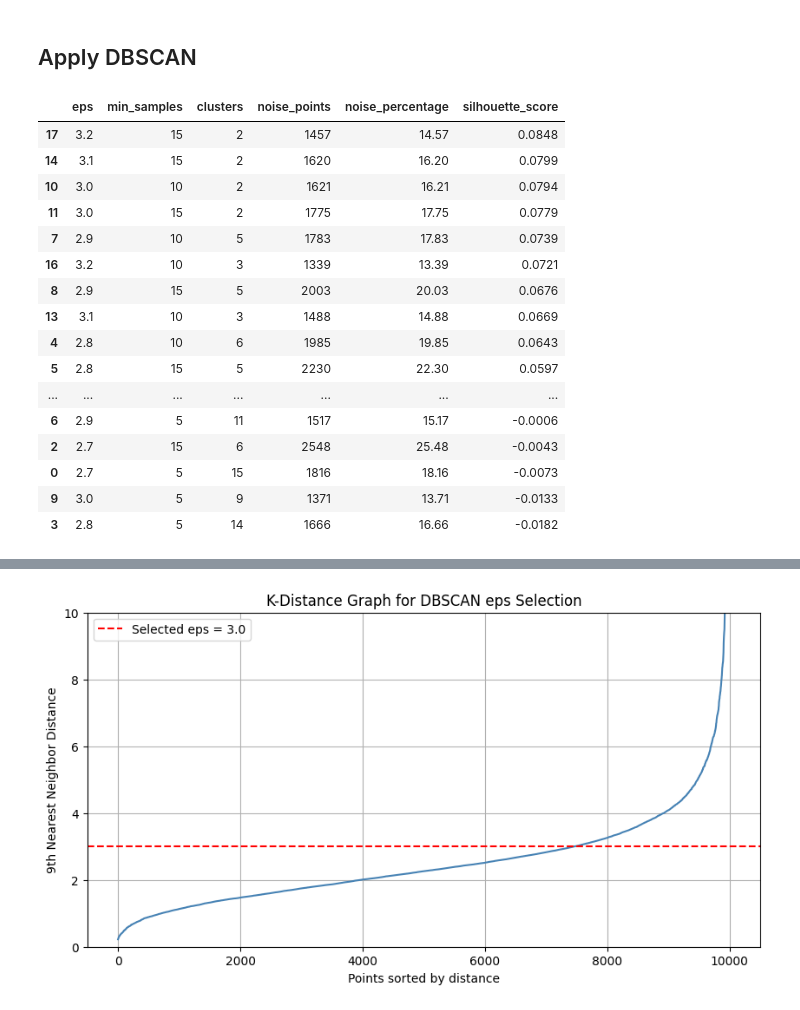
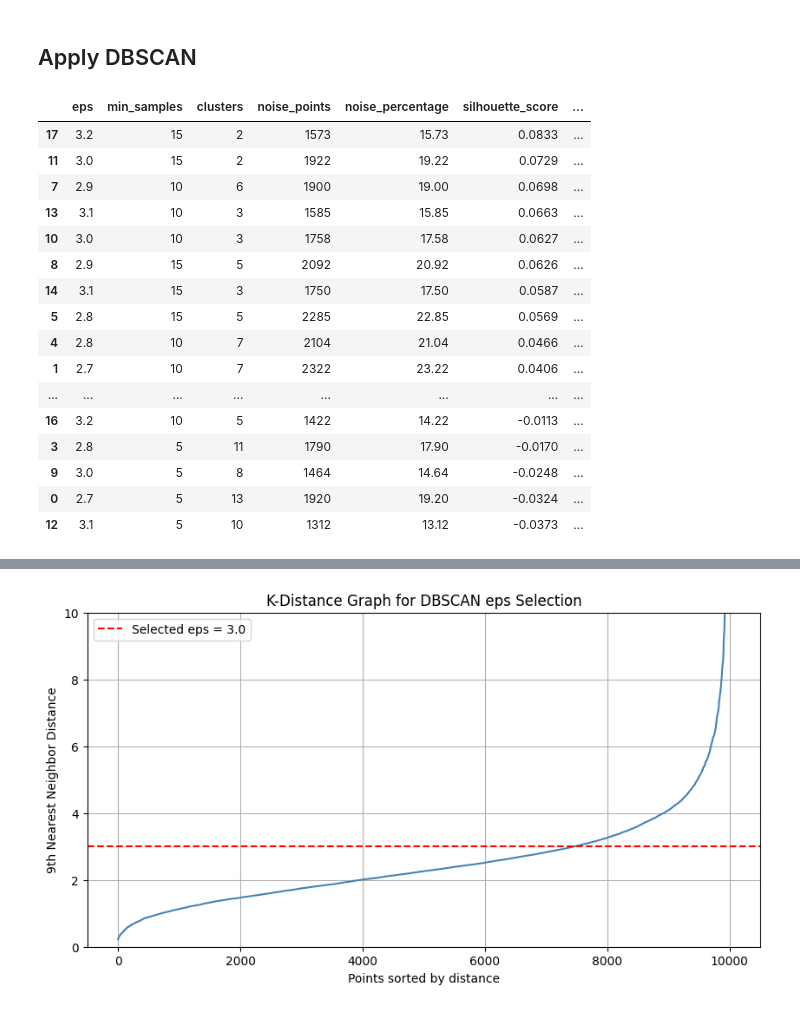
Before and after one commit to DOHA-BASEM3/FINAL-PROJECT, a Jupyter notebook: Ghena_Preprocessing_PCA_tSNE.ipynb, the cells around one changed output, grey strips where cells are left out. Saved outputs shown, nothing was run; the diff lists cells and outputs as text; code cells hidden in the pictures.

```diff
--- a/Ghena_Preprocessing_PCA_tSNE.ipynb
+++ b/Ghena_Preprocessing_PCA_tSNE.ipynb
@@ -113,18 +251,22 @@ y = df['Class']
 # %% [markdown]
 # Feature Scaling
 # %%
-# Scaling features before PCA and anomaly detection.
-# RobustScaler is used to reduce outlier influence.
+# ===============================
+# Feature Scaling
+# ===============================
 
-
-# Only Time and Amount were scaled,
-# as the remaining features (V1–V28)
-# were already transformed using PCA.
+# Scale Time and Amount using RobustScaler to reduce the effect of outliers.
+# V1-V28 are already transformed, so they are kept unchanged.
 
 scaler = RobustScaler()
 X_scaled = X.copy()
 
-X_scaled[['Time', 'Amount']] = scaler.fit_transform(X_scaled[['Time', 'Amount']])
+X_scaled[['Time', 'Amount']] = scaler.fit_transform(
+    X_scaled[['Time', 'Amount']]
+)
 
-X_scaled[['Time', 'Amount']].describe()
+print("Feature scaling completed successfully!")
+print("Scaled feature shape:", X_scaled.shape)
+
+display(X_scaled[['Time', 'Amount']].describe())
 # %% [output]
@@ -350,67 +575,73 @@ from sklearn.neighbors import NearestNeighbors
 from sklearn.metrics import silhouette_score
 from sklearn.metrics import davies_bouldin_score
 # %%
-# Testing multiple DBSCAN parameter combinations
-# to identify the most balanced clustering behavior
-# using a sampled subset for efficiency.
+# ===============================
+# DBSCAN Parameter Tuning
+# ===============================
+
+# Test multiple DBSCAN parameter combinations to find a balanced clustering result.
+# We use a sample from X_pca to reduce computation time.
+
 sample_size = 10000
-np.random.seed(42)
+rng = np.random.default_rng(RANDOM_STATE)
 
-idx = np.random.choice(len(X_pca), sample_size, replace=False)
-X_sample = X_pca[idx]
+idx = rng.choice(len(X_pca), size=sample_size, replace=False)
+X_dbscan_sample = X_pca[idx]
 
 eps_values = [2.7, 2.8, 2.9, 3.0, 3.1, 3.2]
-min_samples_values = [5,10,15]
+min_samples_values = [5, 10, 15]
+
 results = []
 
 for eps in eps_values:
     for min_samples in min_samples_values:
         dbscan = DBSCAN(eps=eps, min_samples=min_samples)
-        labels = dbscan.fit_predict(X_sample)
+        labels = dbscan.fit_predict(X_dbscan_sample)
 
         n_noise = np.sum(labels == -1)
         n_clusters = len(set(labels)) - (1 if -1 in labels else 0)
         noise_percentage = (n_noise / len(labels)) * 100
 
-        # Metrics are only valid when more than one cluster exists
         if n_clusters > 1:
-            silhouette = silhouette_score(X_sample, labels)
-            davies_bouldin = davies_bouldin_score(X_sample, labels)
+            silhouette = silhouette_score(X_dbscan_sample, labels)
+            davies_bouldin = davies_bouldin_score(X_dbscan_sample, labels)
         else:
             silhouette = np.nan
             davies_bouldin = np.nan
 
         results.append({
             "eps": eps,
             "min_samples": min_samples,
             "clusters": n_clusters,
             "noise_points": n_noise,
             "noise_percentage": round(noise_percentage, 2),
             "silhouette_score": round(silhouette, 4) if not np.isnan(silhouette) else np.nan,
-
+            "davies_bouldin_score": round(davies_bouldin, 4) if not np.isnan(davies_bouldin) else np.nan
         })
 
 results_df = pd.DataFrame(results)
+
 results_df = results_df.sort_values(
-    by="silhouette_score",
-    ascending=False
+    by=["silhouette_score", "davies_bouldin_score"],
+    ascending=[False, True]
 )
+
 results_df
 # %% [output]
-|  | eps | min_samples | clusters | noise_points | noise_percentage | silhouette_score |
-| 17 | 3.2 | 15 | 2 | 1457 | 14.57 | 0.0848 |
-| 14 | 3.1 | 15 | 2 | 1620 | 16.20 | 0.0799 |
-| 10 | 3.0 | 10 | 2 | 1621 | 16.21 | 0.0794 |
-| 11 | 3.0 | 15 | 2 | 1775 | 17.75 | 0.0779 |
-| 7 | 2.9 | 10 | 5 | 1783 | 17.83 | 0.0739 |
-| 16 | 3.2 | 10 | 3 | 1339 | 13.39 | 0.0721 |
-| 8 | 2.9 | 15 | 5 | 2003 | 20.03 | 0.0676 |
-| 13 | 3.1 | 10 | 3 | 1488 | 14.88 | 0.0669 |
-| 4 | 2.8 | 10 | 6 | 1985 | 19.85 | 0.0643 |
-| 5 | 2.8 | 15 | 5 | 2230 | 22.30 | 0.0597 |
-| ... | ... | ... | ... | ... | ... | ... |
-| 6 | 2.9 | 5 | 11 | 1517 | 15.17 | -0.0006 |
-| 2 | 2.7 | 15 | 6 | 2548 | 25.48 | -0.0043 |
-| 0 | 2.7 | 5 | 15 | 1816 | 18.16 | -0.0073 |
-| 9 | 3.0 | 5 | 9 | 1371 | 13.71 | -0.0133 |
-| 3 | 2.8 | 5 | 14 | 1666 | 16.66 | -0.0182 |
+|  | eps | min_samples | clusters | noise_points | noise_percentage | silhouette_score | ... |
+| 17 | 3.2 | 15 | 2 | 1573 | 15.73 | 0.0833 | ... |
+| 11 | 3.0 | 15 | 2 | 1922 | 19.22 | 0.0729 | ... |
+| 7 | 2.9 | 10 | 6 | 1900 | 19.00 | 0.0698 | ... |
+| 13 | 3.1 | 10 | 3 | 1585 | 15.85 | 0.0663 | ... |
+| 10 | 3.0 | 10 | 3 | 1758 | 17.58 | 0.0627 | ... |
+| 8 | 2.9 | 15 | 5 | 2092 | 20.92 | 0.0626 | ... |
+| 14 | 3.1 | 15 | 3 | 1750 | 17.50 | 0.0587 | ... |
+| 5 | 2.8 | 15 | 5 | 2285 | 22.85 | 0.0569 | ... |
+| 4 | 2.8 | 10 | 7 | 2104 | 21.04 | 0.0466 | ... |
+| 1 | 2.7 | 10 | 7 | 2322 | 23.22 | 0.0406 | ... |
+| ... | ... | ... | ... | ... | ... | ... | ... |
+| 16 | 3.2 | 10 | 5 | 1422 | 14.22 | -0.0113 | ... |
+| 3 | 2.8 | 5 | 11 | 1790 | 17.90 | -0.0170 | ... |
+| 9 | 3.0 | 5 | 8 | 1464 | 14.64 | -0.0248 | ... |
+| 0 | 2.7 | 5 | 13 | 1920 | 19.20 | -0.0324 | ... |
+| 12 | 3.1 | 5 | 10 | 1312 | 13.12 | -0.0373 | ... |
```
Also changed, not shown: parts of 35 cells of this notebook.
